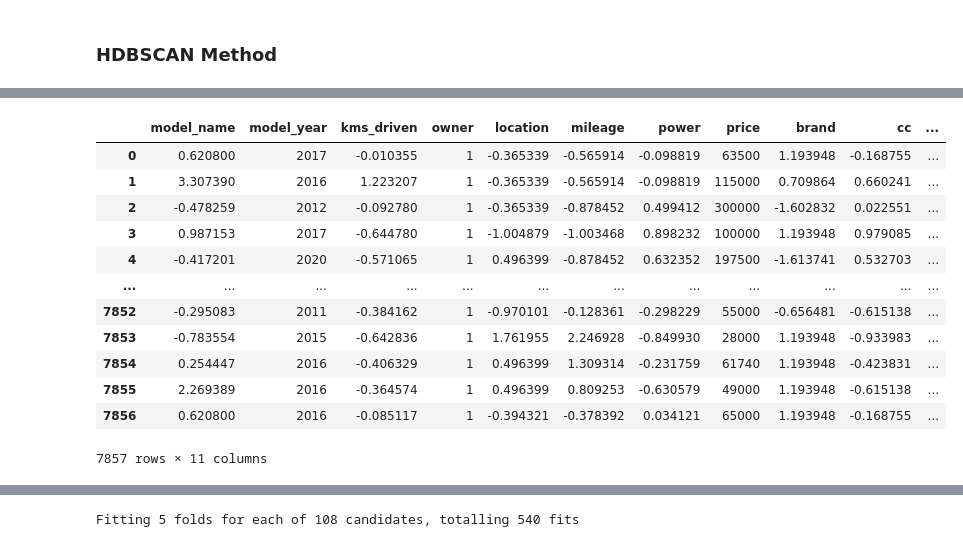
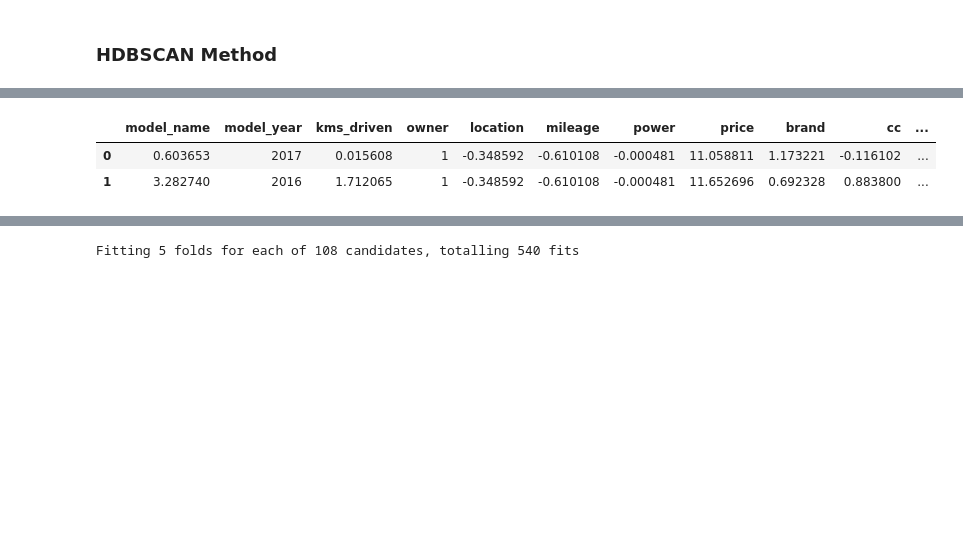
Before and after one commit to sushantkas/Pr-2-used-bikes, a Jupyter notebook: ML_Model.ipynb, the cells around one changed output, grey strips where cells are left out. Drawn from its saved outputs; the diff is of its cells as text; code cells hidden in the pictures; blank space fills up the shorter version.

```diff
--- a/ML_Model.ipynb
+++ b/ML_Model.ipynb
@@ -72,0 +88,5 @@ df.shape
+# %%
+lower_cap = bikes['price'].quantile(0.01)
+upper_cap = bikes['price'].quantile(0.99)
+df['price'] = bikes['price'].clip(lower=lower_cap, upper=upper_cap)
+df["price"]
@@ -73,3 +122,5 @@ df.shape
+# %%
+bikes=bikes.loc[df["price"].index]
 # %%
 # Filter bikes where its index is NOT in df.index
 filtered_bikes = bikes[~bikes.index.isin(df.index)]
@@ -155,3 +189,9 @@ ML_scale_tranfsormed(bikes).transform_data_freq()
 # %%
 # Transforming Price column with log as Data is Highly Right skewed
-#bikes['price'] = np.log1p(bikes['price']) # with log transformation r2 score is decreasing not giving good results hence not utlizing it
+bikes['price'] = np.log1p(bikes['price']) # with log transformation r2 score is decreasing not giving good results hence not utlizing it
+# %%
+"""from sklearn.preprocessing import QuantileTransformer
+import seaborn as sns
+pt = QuantileTransformer(output_distribution='normal')
+bikes['price'] = pt.fit_transform(bikes[['price']])
+sns.histplot(bikes["price"]);"""
@@ -359,19 +395,9 @@ array([296,  -1,  -1, ...,  -1,  23, 296], shape=(7857,))
 # %%
 bikes["DB_Cluster"] = cluster.fit_predict(bikes[cluster_col])
 # %%
-bikes
+bikes.head(2)
 # %% [output]
 |  | model_name | model_year | kms_driven | owner | location | mileage | power | price | brand | cc | ... |
-| 0 | 0.620800 | 2017 | -0.010355 | 1 | -0.365339 | -0.565914 | -0.098819 | 63500 | 1.193948 | -0.168755 | ... |
-| 1 | 3.307390 | 2016 | 1.223207 | 1 | -0.365339 | -0.565914 | -0.098819 | 115000 | 0.709864 | 0.660241 | ... |
-| 2 | -0.478259 | 2012 | -0.092780 | 1 | -0.365339 | -0.878452 | 0.499412 | 300000 | -1.602832 | 0.022551 | ... |
-| 3 | 0.987153 | 2017 | -0.644780 | 1 | -1.004879 | -1.003468 | 0.898232 | 100000 | 1.193948 | 0.979085 | ... |
-| 4 | -0.417201 | 2020 | -0.571065 | 1 | 0.496399 | -0.878452 | 0.632352 | 197500 | -1.613741 | 0.532703 | ... |
-| ... | ... | ... | ... | ... | ... | ... | ... | ... | ... | ... | ... |
-| 7852 | -0.295083 | 2011 | -0.384162 | 1 | -0.970101 | -0.128361 | -0.298229 | 55000 | -0.656481 | -0.615138 | ... |
-| 7853 | -0.783554 | 2015 | -0.642836 | 1 | 1.761955 | 2.246928 | -0.849930 | 28000 | 1.193948 | -0.933983 | ... |
-| 7854 | 0.254447 | 2016 | -0.406329 | 1 | 0.496399 | 1.309314 | -0.231759 | 61740 | 1.193948 | -0.423831 | ... |
-| 7855 | 2.269389 | 2016 | -0.364574 | 1 | 0.496399 | 0.809253 | -0.630579 | 49000 | 1.193948 | -0.615138 | ... |
-| 7856 | 0.620800 | 2016 | -0.085117 | 1 | -0.394321 | -0.378392 | 0.034121 | 65000 | 1.193948 | -0.168755 | ... |
+| 0 | 0.603653 | 2017 | 0.015608 | 1 | -0.348592 | -0.610108 | -0.000481 | 11.058811 | 1.173221 | -0.116102 | ... |
+| 1 | 3.282740 | 2016 | 1.712065 | 1 | -0.348592 | -0.610108 | -0.000481 | 11.652696 | 0.692328 | 0.883800 | ... |
-7857 rows × 11 columns
 # %%
```
Also changed, not shown: parts of 50 cells of this notebook, 2 other files.
